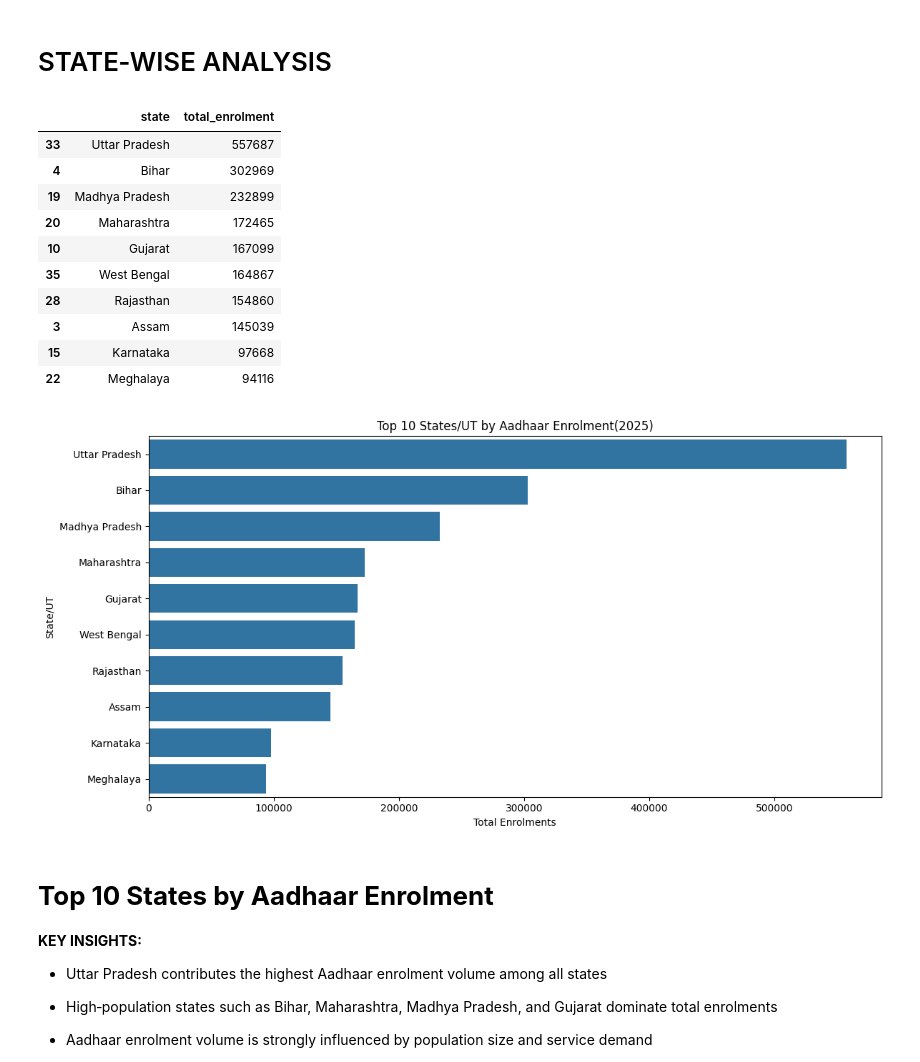
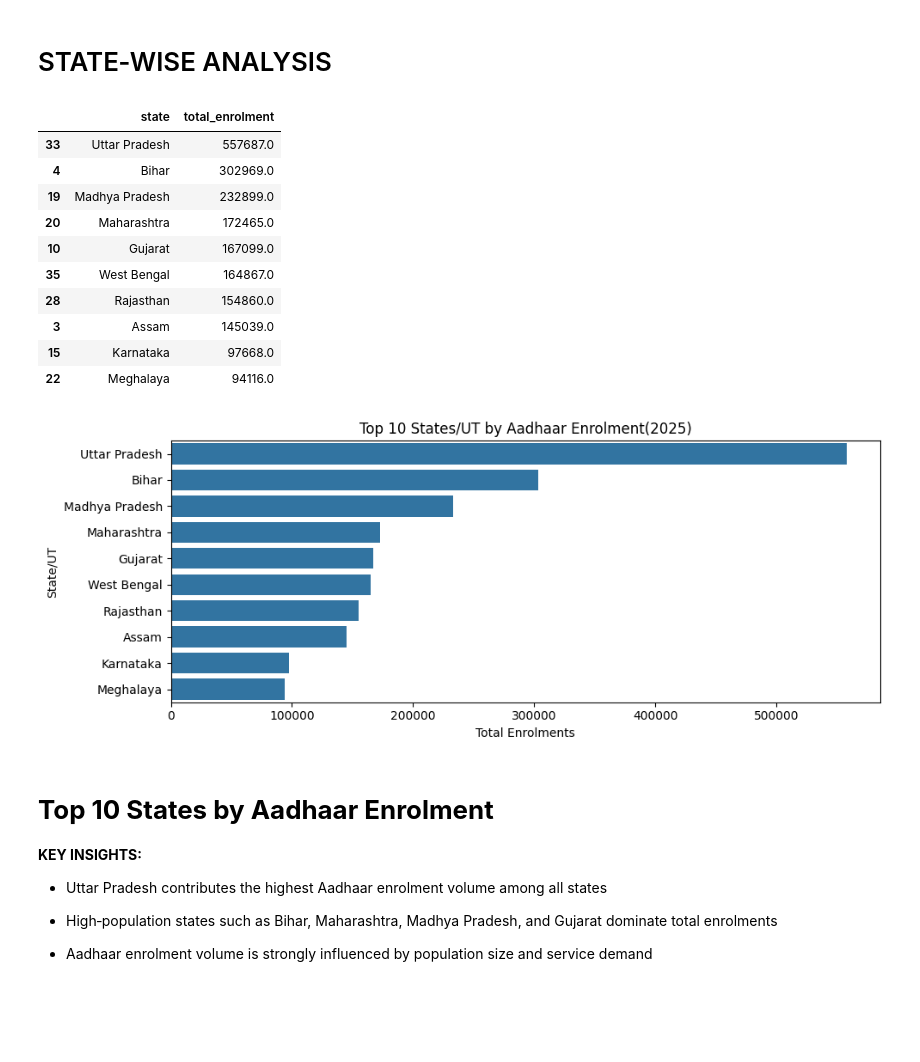
Before and after one commit to NEHALSMITTAL/aadhaar-enrolment-analysis, a Jupyter notebook: Aadhar_Enrolement_Anlysis.ipynb, the cells around one changed output. Drawn from its saved outputs; the diff is of its cells as text; code cells hidden in the pictures; blank space fills up the shorter version.

```diff
--- a/Aadhar_Enrolement_Anlysis.ipynb
+++ b/Aadhar_Enrolement_Anlysis.ipynb
@@ -197,8 +197,7 @@ state_corrections = {
     'the dadra and nagar haveli and daman and diu': 'dadra and nagar haveli and daman and diu',
 
     # Odisha
-    'orissa': 'odisha'
-}
+    'orissa': 'odisha'}
 # %%
 df_clean['state'] = df_clean['state'].replace(state_corrections)
 # %%
@@ -278,28 +277,28 @@ statewise = (df_clean.groupby('state')['total_enrolment'].sum().reset_index().so
 statewise.head(10)
 # %% [output]
 |  | state | total_enrolment |
-| 33 | Uttar Pradesh | 557687 |
-| 4 | Bihar | 302969 |
-| 19 | Madhya Pradesh | 232899 |
-| 20 | Maharashtra | 172465 |
-| 10 | Gujarat | 167099 |
-| 35 | West Bengal | 164867 |
-| 28 | Rajasthan | 154860 |
-| 3 | Assam | 145039 |
-| 15 | Karnataka | 97668 |
-| 22 | Meghalaya | 94116 |
+| 33 | Uttar Pradesh | 557687.0 |
+| 4 | Bihar | 302969.0 |
+| 19 | Madhya Pradesh | 232899.0 |
+| 20 | Maharashtra | 172465.0 |
+| 10 | Gujarat | 167099.0 |
+| 35 | West Bengal | 164867.0 |
+| 28 | Rajasthan | 154860.0 |
+| 3 | Assam | 145039.0 |
+| 15 | Karnataka | 97668.0 |
+| 22 | Meghalaya | 94116.0 |
 # %%
-plt.figure(figsize =(12,6))
+plt.figure(figsize =(10,4))
 sns.barplot(data = statewise.head(10),
             x= 'total_enrolment', y= 'state')
 
 plt.title('Top 10 States/UT by Aadhaar Enrolment(2025)')
 plt.xlabel('Total Enrolments')
 plt.ylabel('State/UT')
 plt.tight_layout()
 plt.show()
 # %% [output]
-[figure, old version]
+[figure, new version]
 # %% [markdown]
 # **Top 10 States by Aadhaar Enrolment**
 
```
Also changed, not shown: parts of 33 cells of this notebook.
